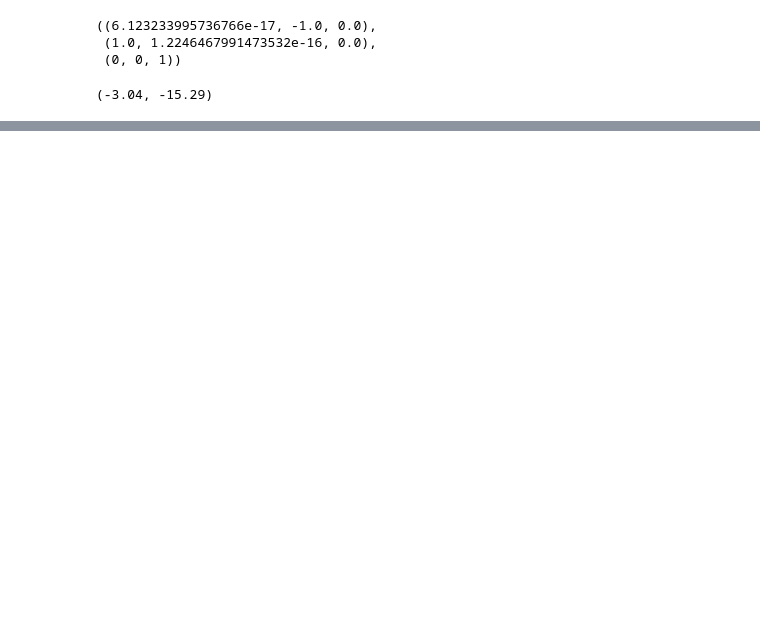
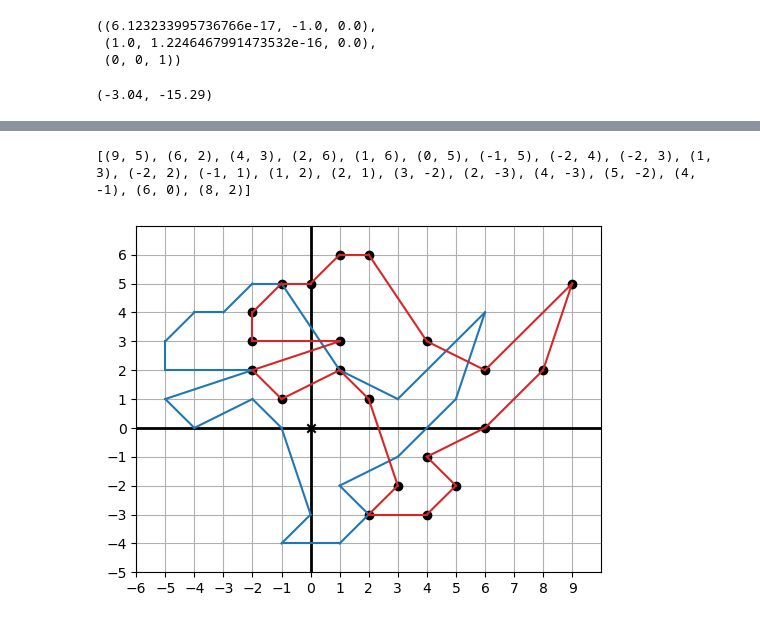
Before and after one commit to quinnphil/math-for-programmers, a Jupyter notebook: C05/C05 - Computing transformations with matrices.ipynb, the cells around one changed output, grey strips where cells are left out. Drawn from its saved outputs; the diff is of its cells as text; code cells hidden in the pictures; blank space fills up the shorter version.

```diff
--- a/C05/C05 - Computing transformations with matrices.ipynb
+++ b/C05/C05 - Computing transformations with matrices.ipynb
@@ -166,0 +246,19 @@ matrix_multiply(B,A)=((-5, -2, -4), (4, 0, 5), (-1, -2, 2))
+# %%
+magic_matrix = (
+    (1,0,3),
+    (0,1,1),
+    (0,0,1))
+
+translated = [multiply_matrix_vector(magic_matrix, v) for v in dino_3d]
+
+dino_2 = [(t[0], t[1]) for t in translated]
+print(dino_2)
+
+draw(
+    Polygon(*dino_vectors),
+    Points(*dino_2),
+    Polygon(*dino_2, color=red)
+)
+# %% [output]
+[(9, 5), (6, 2), (4, 3), (2, 6), (1, 6), (0, 5), (-1, 5), (-2, 4), (-2, 3), (1, 3), (-2, 2), (-1, 1), (1, 2), (2, 1), (3, -2), (2, -3), (4, -3), (5, -2), (4, -1), (6, 0), (8, 2)]
+[figure, added]
```
Also changed, not shown: parts of 11 cells of this notebook, 1 other file.
